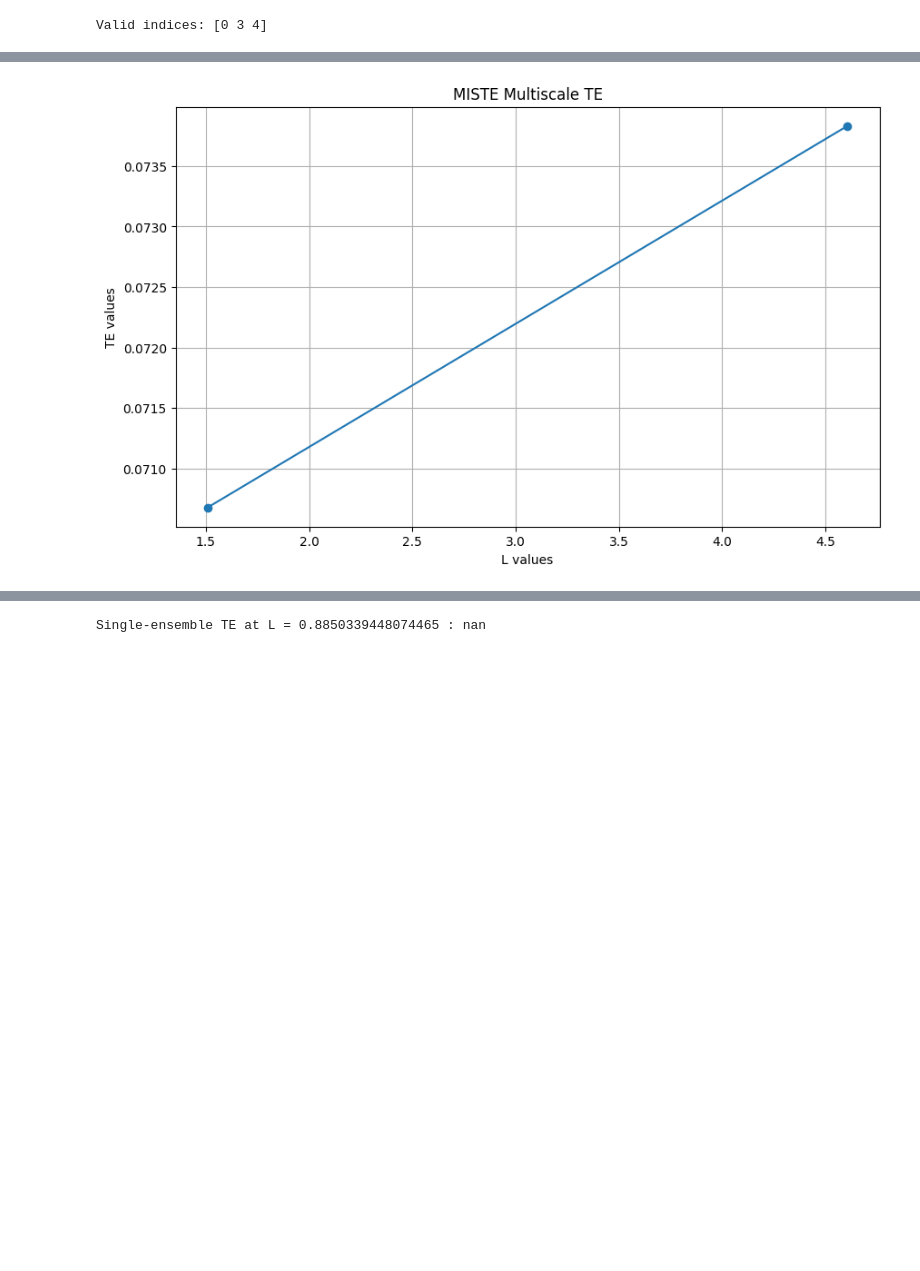
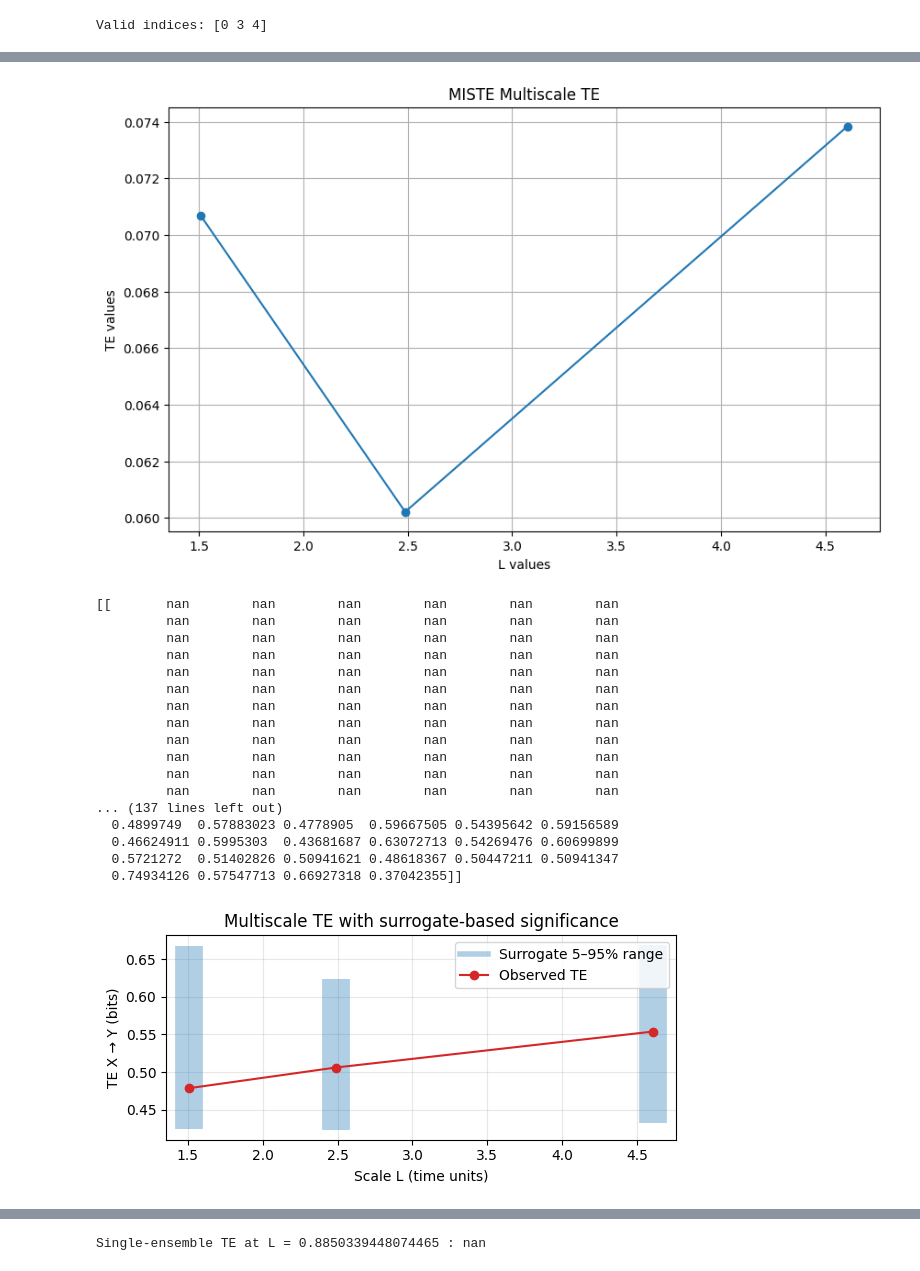
Before and after one commit to Peisong-Zheng/MISTE, a Jupyter notebook: test.ipynb, the cells around one changed output, grey strips where cells are left out. Cells and saved outputs as stored; diff of their text form; code cells hidden in the pictures; blank space fills up the shorter version.

```diff
--- a/test.ipynb
+++ b/test.ipynb
@@ -272,7 +328,7 @@ L_values,TE_values=mc.compute_miste_multiscale(
     x_vals=data.X_obs.values_obs,
     t_y=data.Y_obs.t_obs,
     y_vals=data.Y_obs.values_obs,
-    quantiles=(0.1, 0.3, 0.5, 0.7, 0.9),
+    quantiles=(0.1, 0.2, 0.3, 0.4, 0.5, 0.6, 0.7, 0.8, 0.9),
     te_method='binned',
     if_plot_alignment=False
 )
@@ -287,7 +343,53 @@ plt.title('MISTE Multiscale TE')
 plt.grid()
 plt.show()
 # %% [output]
-[figure, old version]
+[figure, new version]
+# %%
+from MISTE import miste_core as mc
+
+
+from MISTE import syn_data as sd
+
+import importlib
+importlib.reload(sd)
+importlib.reload(mc)
+
+
+
+L_vals, TE_obs, TE_surr_all, p_vals = mc.compute_miste_multiscale_with_surrogates(
+    t_x=data.X_obs.t_obs,
+    x_vals=data.X_obs.values_obs,
+    t_y=data.Y_obs.t_obs,
+    y_vals=data.Y_obs.values_obs,
+    quantiles=(0.1, 0.2, 0.3, 0.4, 0.5, 0.6, 0.7, 0.8, 0.9),
+    te_method="binned",
+    grid_step_factor=0.5,
+    min_valid_data_length=30,
+    n_surrogates=100,
+    random_state=123,
+    if_plot_surrogates=True
+)
+
+print(TE_surr_all)
+# %% [output]
+[[       nan        nan        nan        nan        nan        nan
+         nan        nan        nan        nan        nan        nan
+         nan        nan        nan        nan        nan        nan
+         nan        nan        nan        nan        nan        nan
+         nan        nan        nan        nan        nan        nan
+         nan        nan        nan        nan        nan        nan
+         nan        nan        nan        nan        nan        nan
+         nan        nan        nan        nan        nan        nan
+         nan        nan        nan        nan        nan        nan
+         nan        nan        nan        nan        nan        nan
+         nan        nan        nan        nan        nan        nan
+         nan        nan        nan        nan        nan        nan
+... (137 lines left out)
+  0.4899749  0.57883023 0.4778905  0.59667505 0.54395642 0.59156589
+  0.46624911 0.5995303  0.43681687 0.63072713 0.54269476 0.60699899
+  0.5721272  0.51402826 0.50941621 0.48618367 0.50447211 0.50941347
+  0.74934126 0.57547713 0.66927318 0.37042355]]
+[figure, added]
 # %%
 from MISTE import syn_data as sd
 from MISTE import miste_core as mc
```
Also changed, not shown: parts of 7 cells of this notebook, 1 other file.
